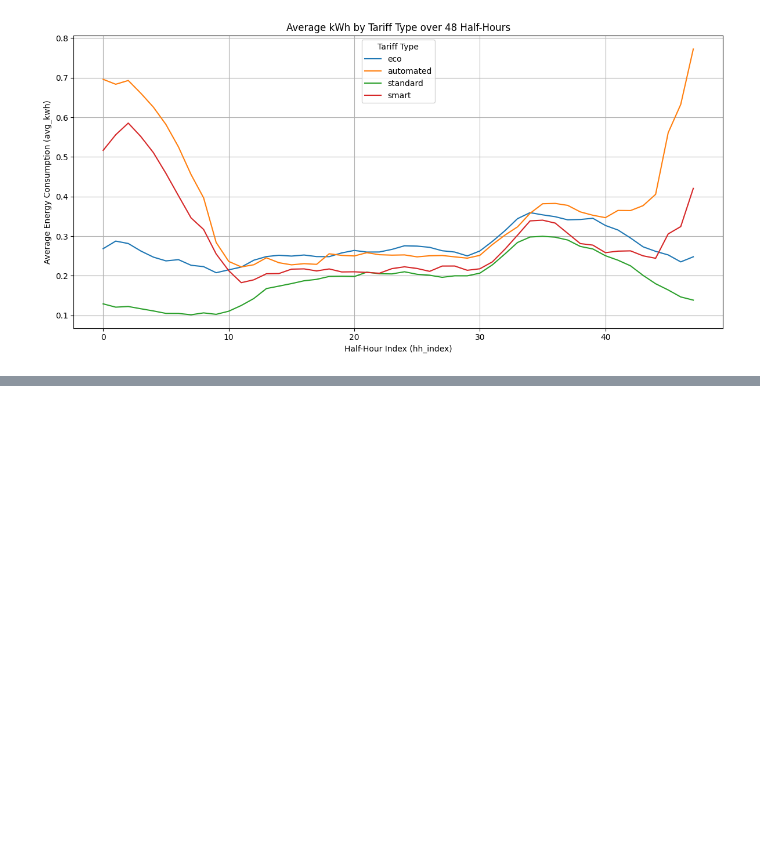
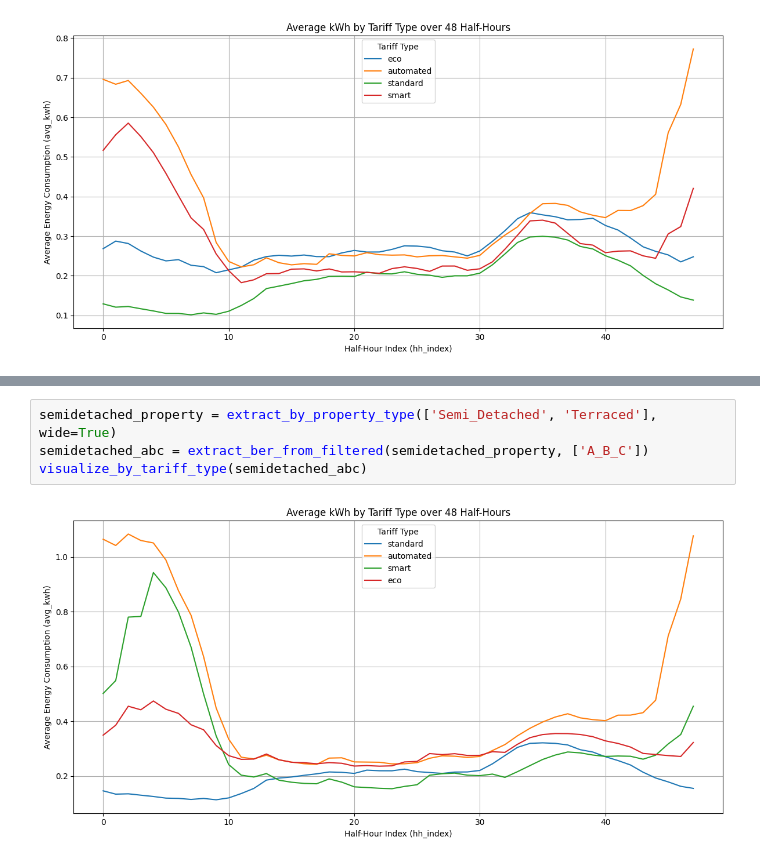
Before and after one commit to BakytzhanSuleimenov/Faraday_data, a Jupyter notebook: data_extractor.ipynb, the cells around one changed output, grey strips where cells are left out. Drawn from its saved outputs; the diff is of its cells as text; blank space fills up the shorter version.

```diff
--- a/data_extractor.ipynb
+++ b/data_extractor.ipynb
@@ -258,0 +266,6 @@ visualize_by_tariff_type(detached_fg)
+# %%
+semidetached_property = extract_by_property_type(['Semi_Detached', 'Terraced'], wide=True)
+semidetached_abc = extract_ber_from_filtered(semidetached_property, ['A_B_C'])
+visualize_by_tariff_type(semidetached_abc)
+# %% [output]
+[figure, added]
```
Also changed, not shown: parts of 6 cells of this notebook.
